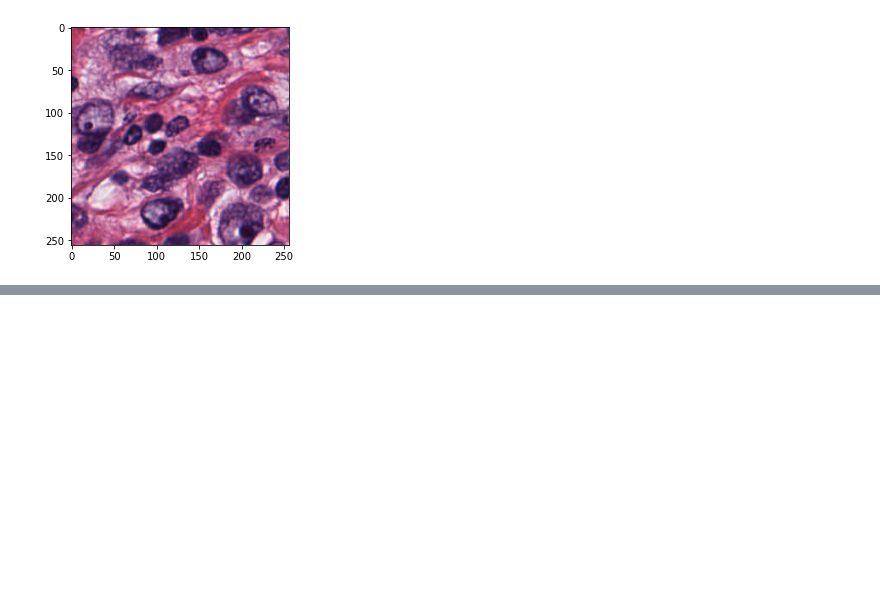
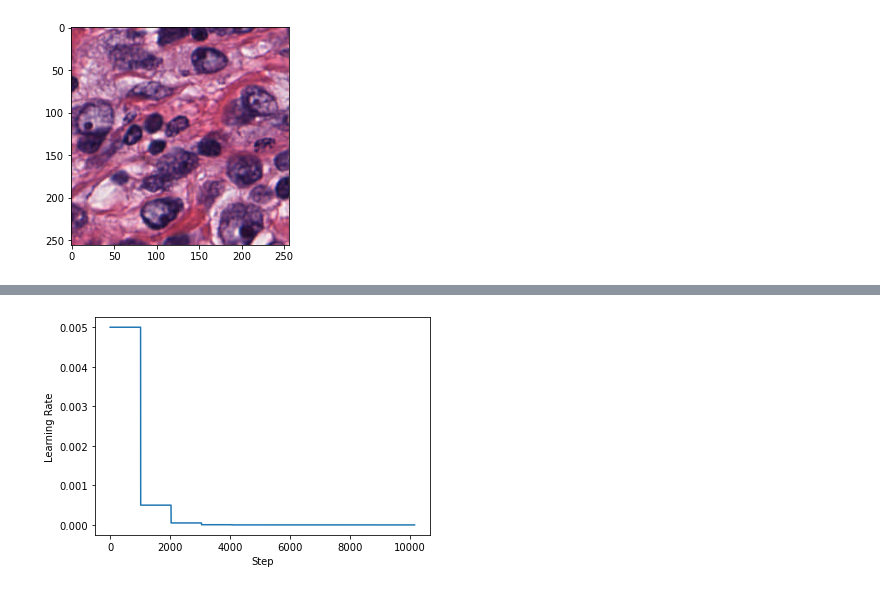
Before and after one commit to CeliaGjt/Project3_cv, a Jupyter notebook: resnettrain.ipynb, the cells around one changed output, grey strips where cells are left out. Cells and saved outputs as stored; diff of their text form; code cells hidden in the pictures; blank space fills up the shorter version.

```diff
--- a/resnettrain.ipynb
+++ b/resnettrain.ipynb
@@ -223,0 +265,9 @@ torch.save(model_trained, "myModel.pth")
+# %%
+# Plot the learning rates
+import matplotlib.pyplot as plt
+plt.plot(lr_values)
+plt.xlabel('Step')
+plt.ylabel('Learning Rate')
+plt.show()
+# %% [output]
+[figure, added]
```
Also changed, not shown: parts of 11 cells of this notebook, 2 other files.
